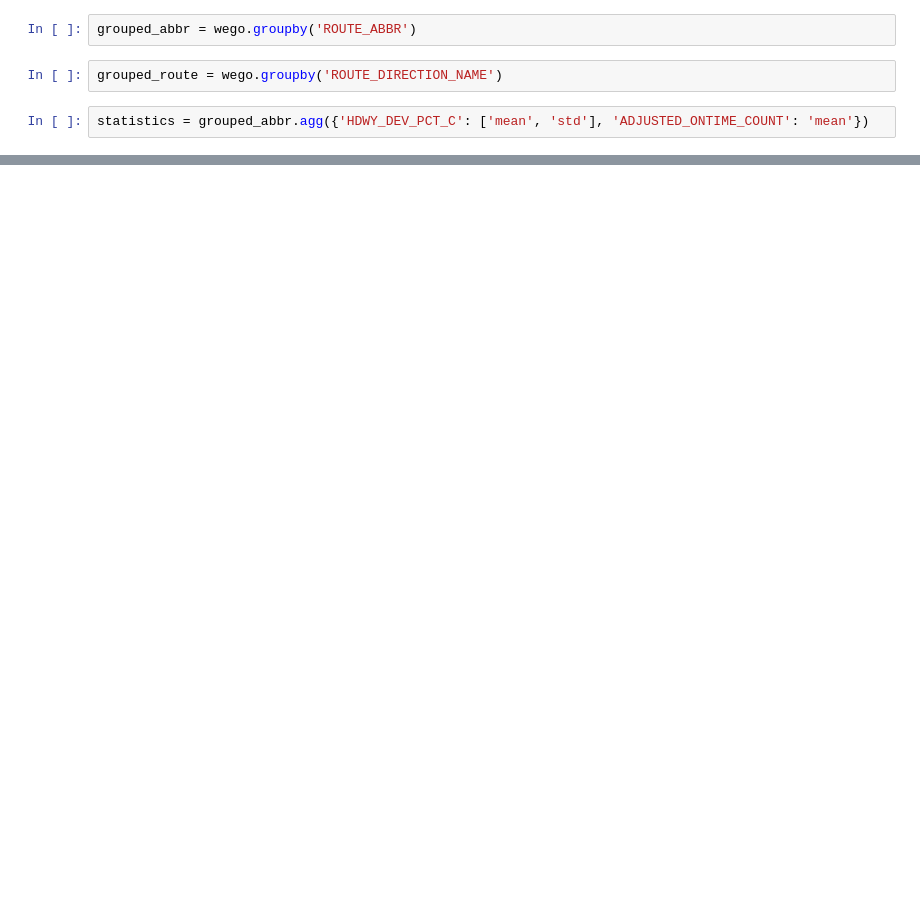
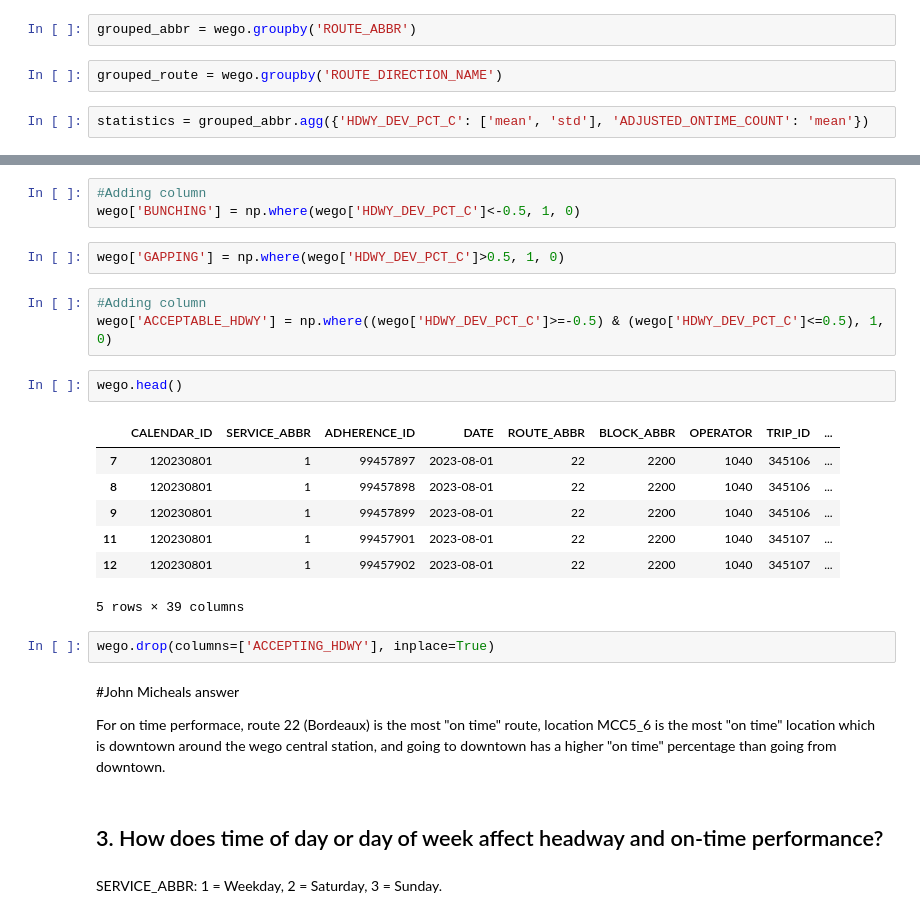
Before and after one commit to NSS-Data-Analytics-Cohort-11/wego-the-great-khans, a Jupyter notebook: notebooks/We-go_great_khans.ipynb, the cells around one changed output, grey strips where cells are left out. Cells and saved outputs as stored; diff of their text form; blank space fills up the shorter version.

```diff
--- a/notebooks/We-go_great_khans.ipynb
+++ b/notebooks/We-go_great_khans.ipynb
@@ -103,0 +215,28 @@ statistics
+# %%
+#Adding column
+wego['BUNCHING'] = np.where(wego['HDWY_DEV_PCT_C']<-0.5, 1, 0)
+# %%
+wego['GAPPING'] = np.where(wego['HDWY_DEV_PCT_C']>0.5, 1, 0)
+# %%
+#Adding column
+wego['ACCEPTABLE_HDWY'] = np.where((wego['HDWY_DEV_PCT_C']>=-0.5) & (wego['HDWY_DEV_PCT_C']<=0.5), 1, 0)
+# %%
+wego.head()
+# %% [output]
+|  | CALENDAR_ID | SERVICE_ABBR | ADHERENCE_ID | DATE | ROUTE_ABBR | BLOCK_ABBR | OPERATOR | TRIP_ID | ... |
+| 7 | 120230801 | 1 | 99457897 | 2023-08-01 | 22 | 2200 | 1040 | 345106 | ... |
+| 8 | 120230801 | 1 | 99457898 | 2023-08-01 | 22 | 2200 | 1040 | 345106 | ... |
+| 9 | 120230801 | 1 | 99457899 | 2023-08-01 | 22 | 2200 | 1040 | 345106 | ... |
+| 11 | 120230801 | 1 | 99457901 | 2023-08-01 | 22 | 2200 | 1040 | 345107 | ... |
+| 12 | 120230801 | 1 | 99457902 | 2023-08-01 | 22 | 2200 | 1040 | 345107 | ... |
+5 rows × 39 columns
+# %%
+wego.drop(columns=['ACCEPTING_HDWY'], inplace=True)
+# %% [markdown]
+#John Micheals answer
+
+For on time performace, route 22 (Bordeaux) is the most "on time" route, location MCC5_6 is the most "on time" location which is downtown around the wego central station, and going to downtown has a higher "on time" percentage than going from downtown.
+# %% [markdown]
+## 3. How does time of day or day of week affect headway and on-time performance?
+# %% [markdown]
+SERVICE_ABBR: 1 = Weekday, 2 = Saturday, 3 = Sunday.
```
Also changed, not shown: parts of 21 cells of this notebook.
